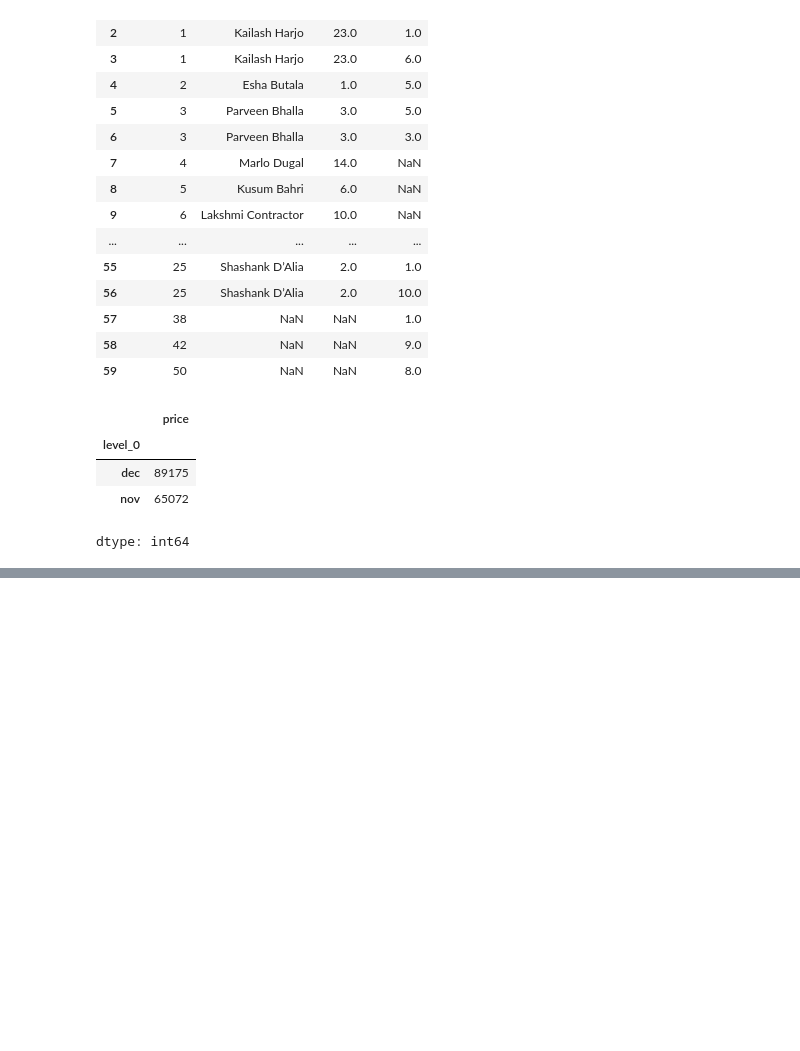
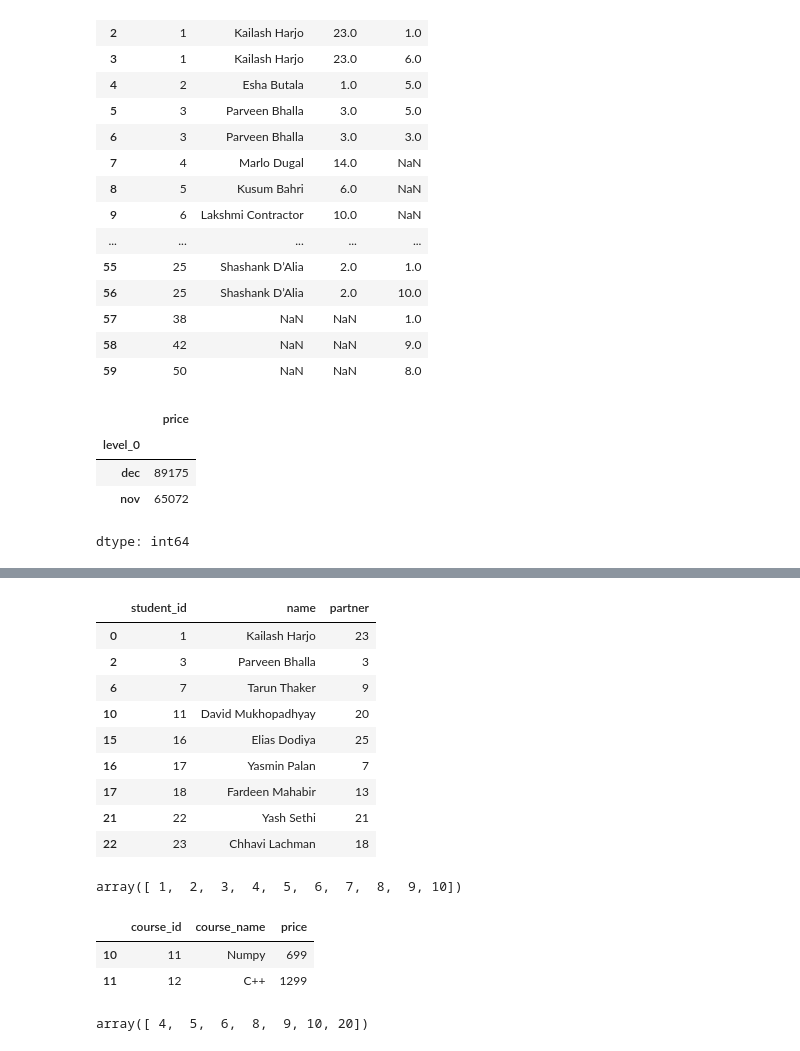
Before and after one commit to SangamSilwal/Numpy-and-panda, a Jupyter notebook: MergingjoiningConcatenating.ipynb, the cells around one changed output, grey strips where cells are left out. Saved outputs shown, nothing was run; the diff lists cells and outputs as text; code cells hidden in the pictures; blank space fills up the shorter version.

```diff
--- a/MergingjoiningConcatenating.ipynb
+++ b/MergingjoiningConcatenating.ipynb
@@ -126,0 +163,19 @@ dtype: int64
+# %%
+# getting the name of the student also
+students[students["student_id"].isin(intersected_std)]
+# %% [output]
+|  | student_id | name | partner |
+| 0 | 1 | Kailash Harjo | 23 |
+| 2 | 3 | Parveen Bhalla | 3 |
+| 6 | 7 | Tarun Thaker | 9 |
+| 10 | 11 | David Mukhopadhyay | 20 |
+| 15 | 16 | Elias Dodiya | 25 |
+| 16 | 17 | Yasmin Palan | 7 |
+| 17 | 18 | Fardeen Mahabir | 13 |
+| 21 | 22 | Yash Sethi | 21 |
+| 22 | 23 | Chhavi Lachman | 18 |
+# %%
+# find the courses that got no enrollmemt
+np.intersect1d(courses["course_id"],reg["course_id"])
+# %% [output]
+array([ 1,  2,  3,  4,  5,  6,  7,  8,  9, 10])
@@ -126,0 +184,12 @@ dtype: int64
+# %%
+courses[courses["course_id"].isin(courses_id_list)]
+# %% [output]
+|  | course_id | course_name | price |
+| 10 | 11 | Numpy | 699 |
+| 11 | 12 | C++ | 1299 |
+# %%
+# finding the student who didnot enroll in any courses
+nullStd = np.setdiff1d(students["student_id"],reg["student_id"])
+nullStd
+# %% [output]
+array([ 4,  5,  6,  8,  9, 10, 20])
```
Also changed, not shown: parts of 14 cells of this notebook.
